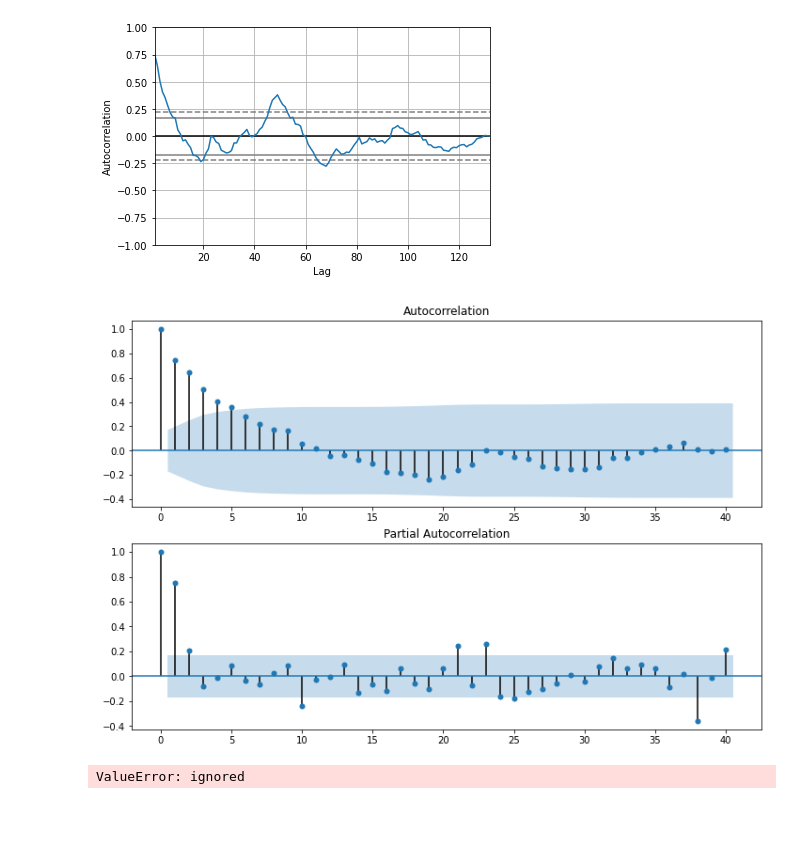
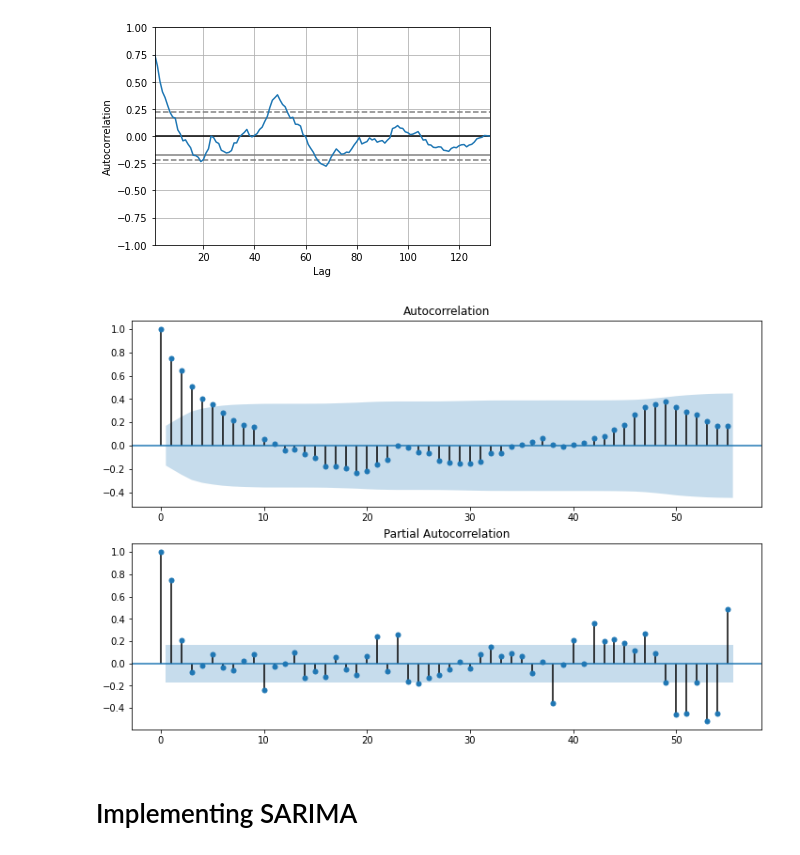
Before and after one commit to abhi-11nav/AirPassengerData-TimeSeriesForecasting, a Jupyter notebook: Flight_Sale_foreocast.ipynb, the cells around one changed output. Saved outputs shown, nothing was run; the diff lists cells and outputs as text; code cells hidden in the pictures; blank space fills up the shorter version.

```diff
--- a/Flight_Sale_foreocast.ipynb
+++ b/Flight_Sale_foreocast.ipynb
@@ -134,8 +129,8 @@ from statsmodels.graphics.tsaplots import plot_acf, plot_pacf
 # %%
 fig = plt.figure(figsize=(12,8))
 ax1 = fig.add_subplot(211)
-fig = sm.graphics.tsaplots.plot_acf(data['Passsenger_shift'].dropna(),lags=40,ax=ax1)
+fig = sm.graphics.tsaplots.plot_acf(data['Passsenger_shift'].dropna(),lags=55,ax=ax1)
 ax2 = fig.add_subplot(212)
-fig = sm.graphics.tsaplots.plot_pacf(data['Passsenger_shift'].dropna(),lags=40,ax=ax2)
+fig = sm.graphics.tsaplots.plot_pacf(data['Passsenger_shift'].dropna(),lags=55,ax=ax2)
 # %% [output]
-[figure, old version]
+[figure, new version]
@@ -147,0 +137,2 @@ model = ARIMA(data['Passsenger_shift'].dropna(),order=(2,1,11))
+# %% [markdown]
+# Implementing SARIMA
@@ -148,4 +143,2 @@ model = ARIMA(data['Passsenger_shift'].dropna(),order=(2,1,11))
 # %%
-model_fit = model.fit((2,11))
+result = model.fit()
-# %% [output]
-ValueError: ignored
```
Also changed, not shown: parts of 10 cells of this notebook.
